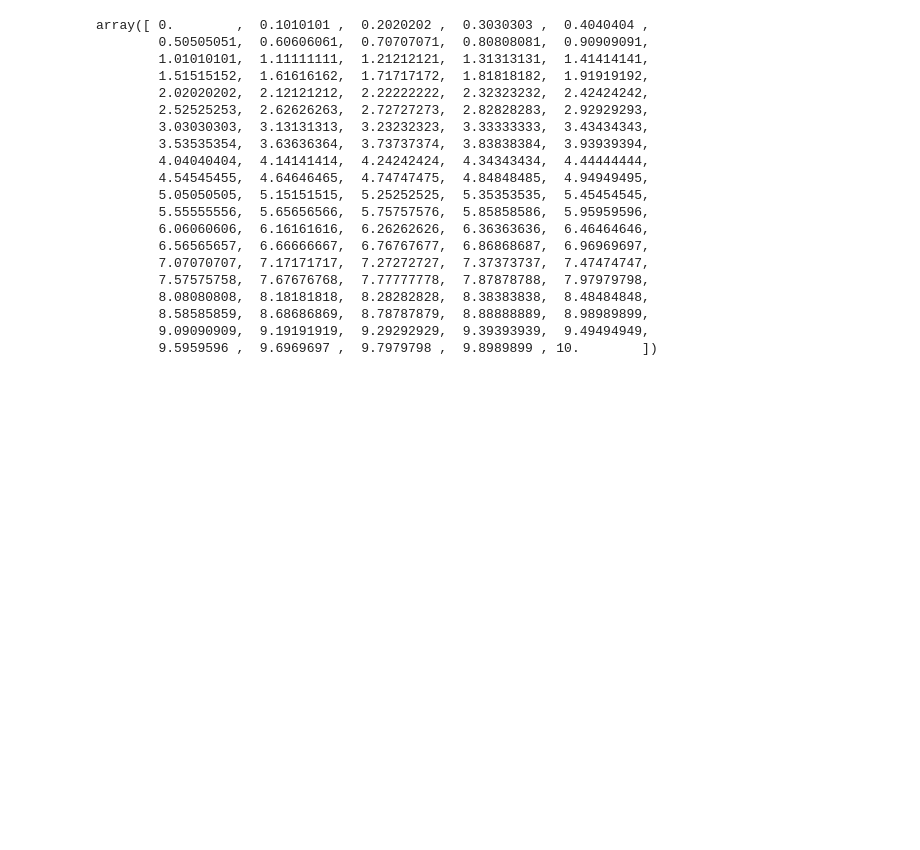
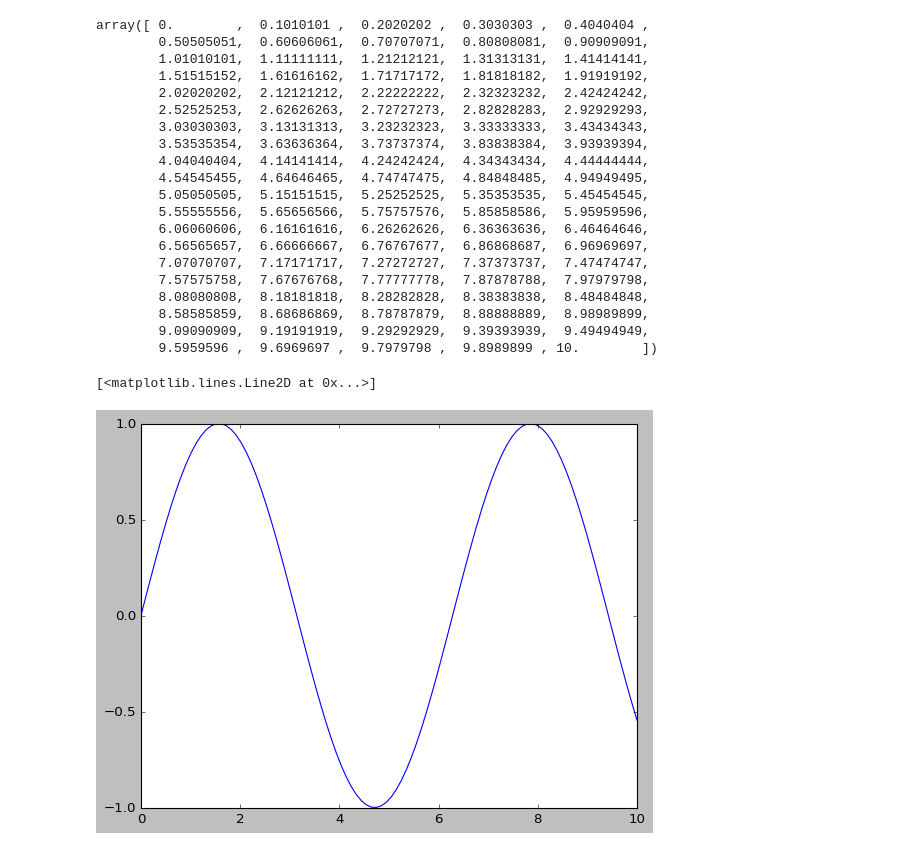
Before and after one commit to bignamu/python-AI, a Jupyter notebook: Matplotlib.ipynb, the cells around one changed output. Drawn from its saved outputs; the diff is of its cells as text; code cells hidden in the pictures; blank space fills up the shorter version.

```diff
--- a/Matplotlib.ipynb
+++ b/Matplotlib.ipynb
@@ -50,3 +50,8 @@ array([ 0.        ,  0.1010101 ,  0.2020202 ,  0.3030303 ,  0.4040404 ,
         8.58585859,  8.68686869,  8.78787879,  8.88888889,  8.98989899,
         9.09090909,  9.19191919,  9.29292929,  9.39393939,  9.49494949,
         9.5959596 ,  9.6969697 ,  9.7979798 ,  9.8989899 , 10.        ])
+# %%
+plt.plot(x,np.sin(x))
+# %% [output]
+[<matplotlib.lines.Line2D at 0x...>]
+[figure, added]
```
Also changed, not shown: parts of 42 cells of this notebook.
